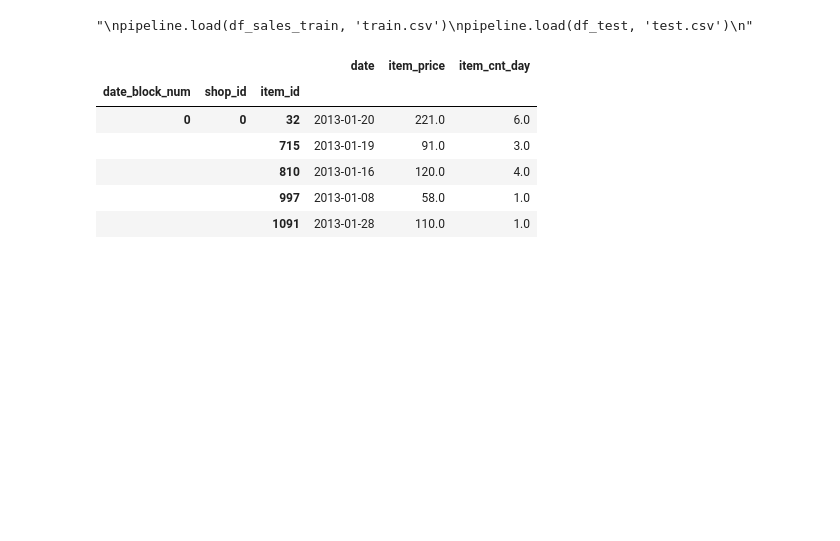
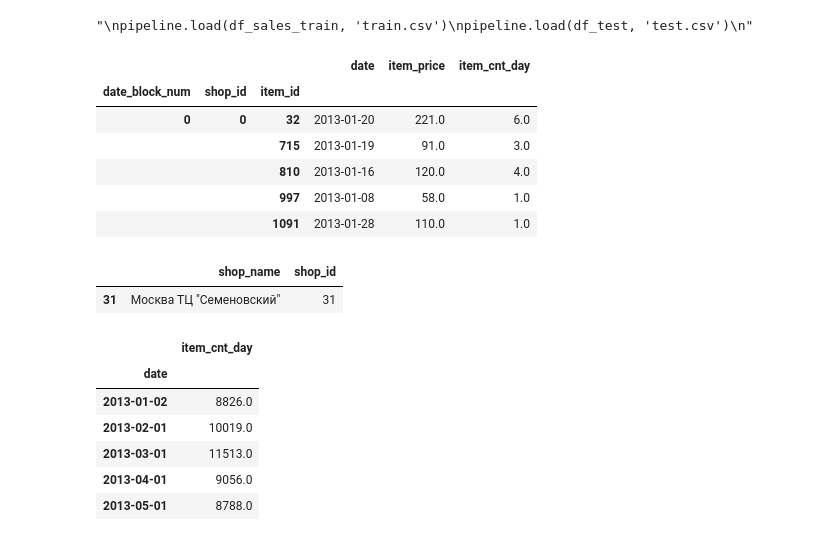
Before and after one commit to YPolina/Trainee, a Jupyter notebook: DS.ipynb, the cells around one changed output. Saved outputs shown, nothing was run; the diff lists cells and outputs as text; code cells hidden in the pictures; blank space fills up the shorter version.

```diff
--- a/DS.ipynb
+++ b/DS.ipynb
@@ -124,0 +141,17 @@ fig.show()
+# %%
+df_shops[df_shops['shop_name'] == 'Москва ТЦ "Семеновский"']
+# %% [output]
+|  | shop_name | shop_id |
+| 31 | Москва ТЦ "Семеновский" | 31 |
+# %%
+shop31 = df_sales_train[df_sales_train['shop_id'] == 31].groupby('date_block_num')[['date', 'item_cnt_day']].agg({'date': 'min', 'item_cnt_day': 'sum'}).set_index('date')
+#.agg({'date': 'mean', 'item_cnt_day': 'sum'})
+shop31.head()
+# %% [output]
+|  | item_cnt_day |
+| date |  |
+| 2013-01-02 | 8826.0 |
+| 2013-02-01 | 10019.0 |
+| 2013-03-01 | 11513.0 |
+| 2013-04-01 | 9056.0 |
+| 2013-05-01 | 8788.0 |
```
Also changed, not shown: parts of 5 cells of this notebook.
